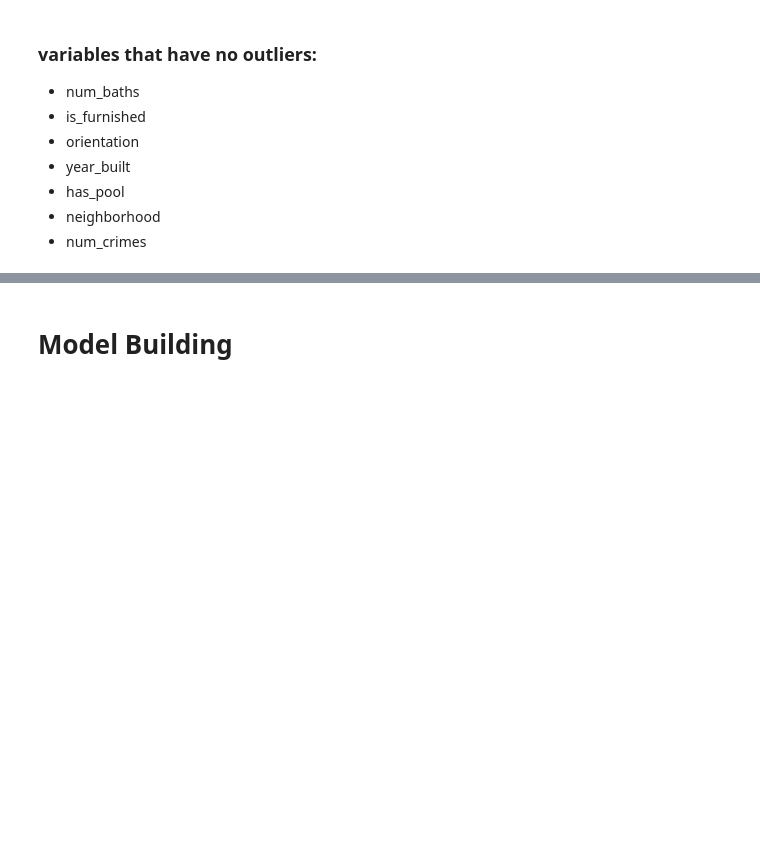
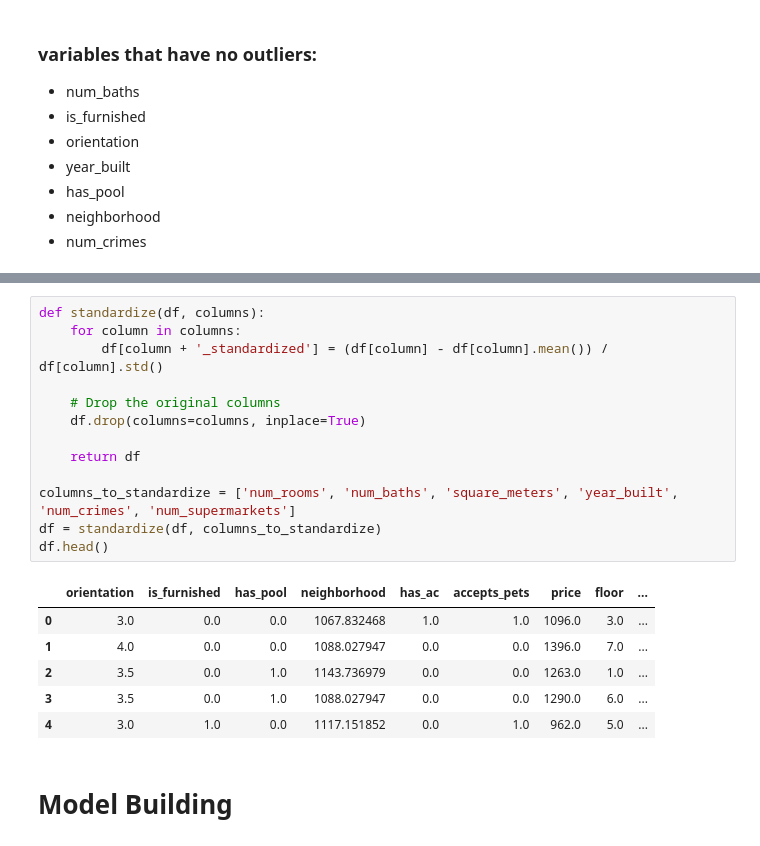
Before and after one commit to TatianaBakwenye/Barcelona-prices, a Jupyter notebook: Maelys/BCN_Prices_sklearn_04.ipynb, the cells around one changed output, grey strips where cells are left out. Drawn from its saved outputs; the diff is of its cells as text; blank space fills up the shorter version.

```diff
--- a/Maelys/BCN_Prices_sklearn_04.ipynb
+++ b/Maelys/BCN_Prices_sklearn_04.ipynb
@@ -176,3 +171,23 @@ plt.show()
+# %%
+def standardize(df, columns):
+    for column in columns:
+        df[column + '_standardized'] = (df[column] - df[column].mean()) / df[column].std()
+
+    # Drop the original columns
+    df.drop(columns=columns, inplace=True)
+
+    return df
+
+columns_to_standardize = ['num_rooms', 'num_baths', 'square_meters', 'year_built', 'num_crimes', 'num_supermarkets']
+df = standardize(df, columns_to_standardize)
+df.head()
+# %% [output]
+|  | orientation | is_furnished | has_pool | neighborhood | has_ac | accepts_pets | price | floor | ... |
+| 0 | 3.0 | 0.0 | 0.0 | 1067.832468 | 1.0 | 1.0 | 1096.0 | 3.0 | ... |
+| 1 | 4.0 | 0.0 | 0.0 | 1088.027947 | 0.0 | 0.0 | 1396.0 | 7.0 | ... |
+| 2 | 3.5 | 0.0 | 1.0 | 1143.736979 | 0.0 | 0.0 | 1263.0 | 1.0 | ... |
+| 3 | 3.5 | 0.0 | 1.0 | 1088.027947 | 0.0 | 0.0 | 1290.0 | 6.0 | ... |
+| 4 | 3.0 | 1.0 | 0.0 | 1117.151852 | 0.0 | 1.0 | 962.0 | 5.0 | ... |
 # %% [markdown]
 # Model Building
 # %%
```
Also changed, not shown: parts of 7 cells of this notebook, 2 other files.
